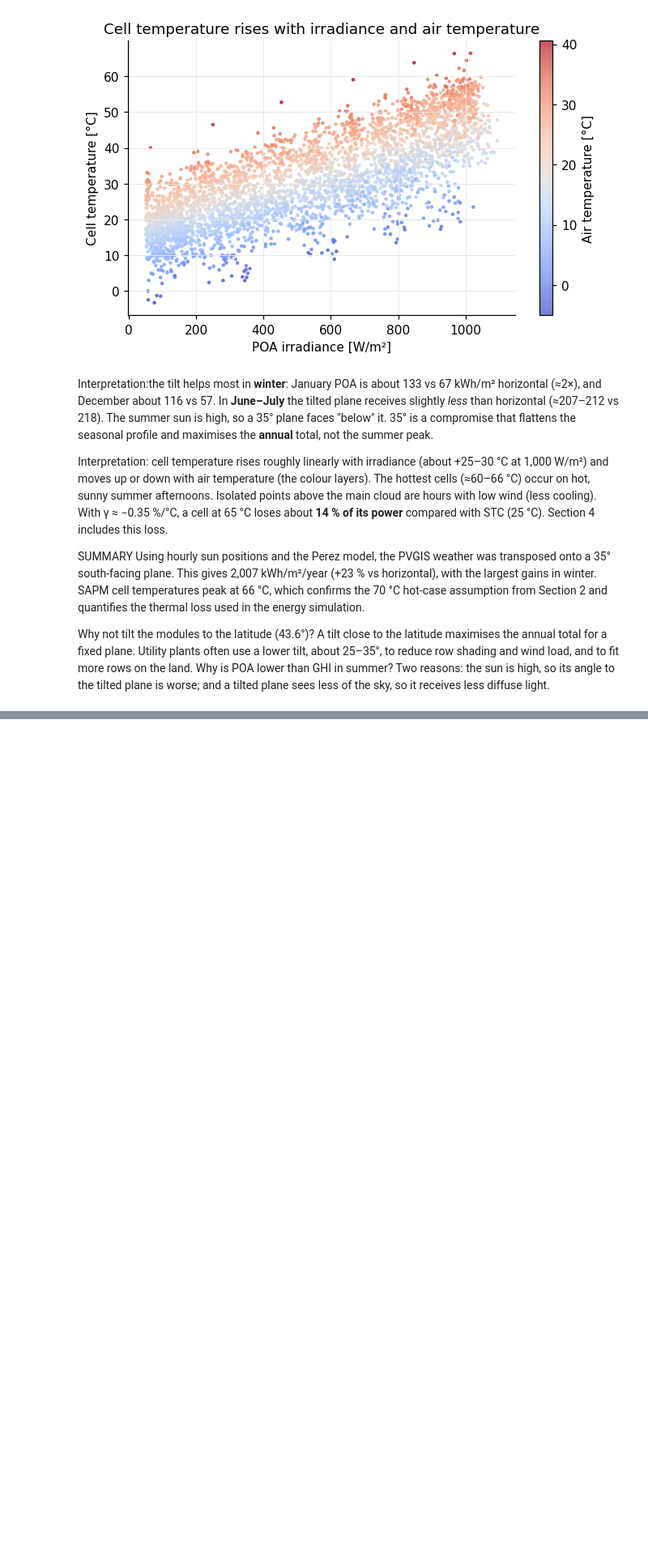
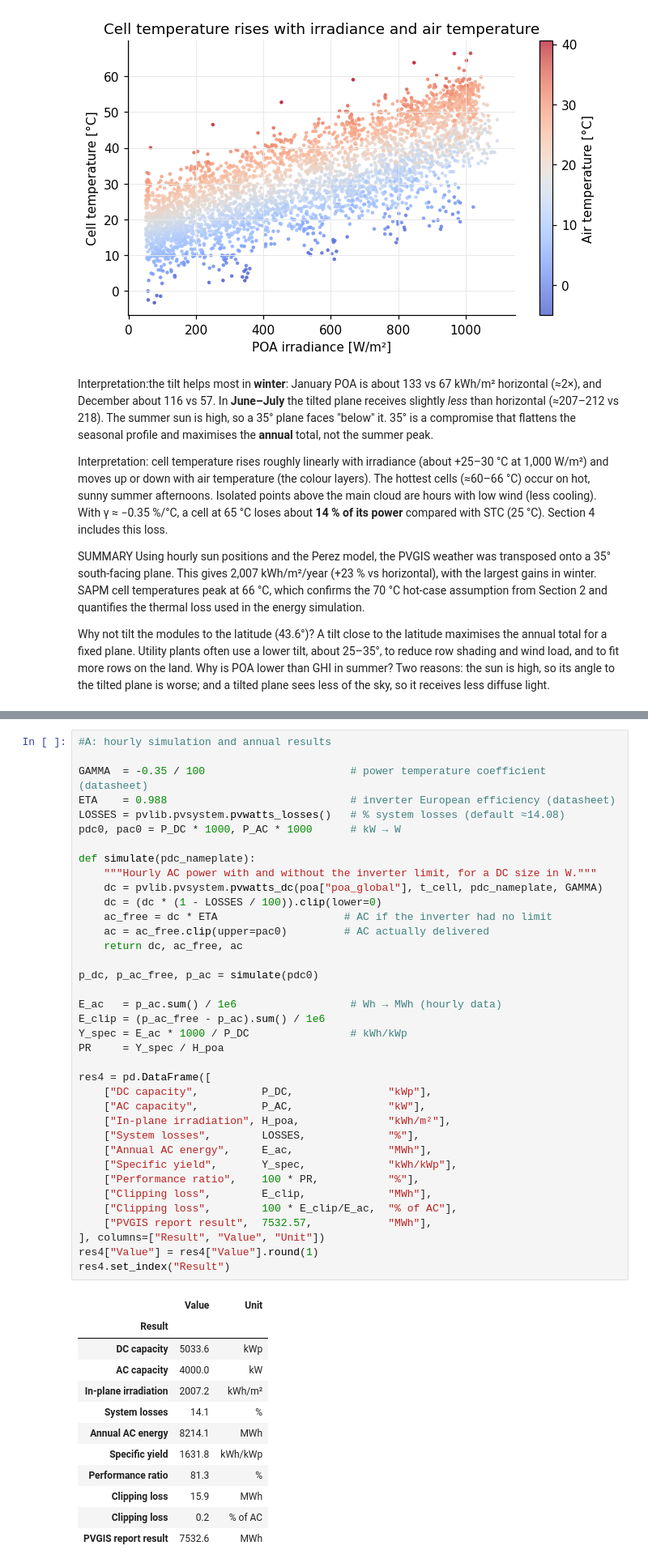
Before and after one commit to maduakordavid01-ui/solar-pv-python, a Jupyter notebook: 01_my_pv_simulation.ipynb, the cells around one changed output, grey strips where cells are left out. Shown at 81% size. Cells and saved outputs as stored; diff of their text form; blank space fills up the shorter version.

```diff
--- a/01_my_pv_simulation.ipynb
+++ b/01_my_pv_simulation.ipynb
@@ -357,0 +364,50 @@ Why is POA lower than GHI in summer? Two reasons: the sun is high, so its angle
+# %%
+#A: hourly simulation and annual results
+
+GAMMA  = -0.35 / 100                       # power temperature coefficient (datasheet)
+ETA    = 0.988                             # inverter European efficiency (datasheet)
+LOSSES = pvlib.pvsystem.pvwatts_losses()   # % system losses (default ≈14.08)
+pdc0, pac0 = P_DC * 1000, P_AC * 1000      # kW → W
+
+def simulate(pdc_nameplate):
+    """Hourly AC power with and without the inverter limit, for a DC size in W."""
+    dc = pvlib.pvsystem.pvwatts_dc(poa["poa_global"], t_cell, pdc_nameplate, GAMMA)
+    dc = (dc * (1 - LOSSES / 100)).clip(lower=0)
+    ac_free = dc * ETA                    # AC if the inverter had no limit
+    ac = ac_free.clip(upper=pac0)         # AC actually delivered
+    return dc, ac_free, ac
+
+p_dc, p_ac_free, p_ac = simulate(pdc0)
+
+E_ac   = p_ac.sum() / 1e6                  # Wh → MWh (hourly data)
+E_clip = (p_ac_free - p_ac).sum() / 1e6
+Y_spec = E_ac * 1000 / P_DC                # kWh/kWp
+PR     = Y_spec / H_poa
+
+res4 = pd.DataFrame([
+    ["DC capacity",          P_DC,               "kWp"],
+    ["AC capacity",          P_AC,               "kW"],
+    ["In-plane irradiation", H_poa,              "kWh/m²"],
+    ["System losses",        LOSSES,             "%"],
+    ["Annual AC energy",     E_ac,               "MWh"],
+    ["Specific yield",       Y_spec,             "kWh/kWp"],
+    ["Performance ratio",    100 * PR,           "%"],
+    ["Clipping loss",        E_clip,             "MWh"],
+    ["Clipping loss",        100 * E_clip/E_ac,  "% of AC"],
+    ["PVGIS report result",  7532.57,            "MWh"],
+], columns=["Result", "Value", "Unit"])
+res4["Value"] = res4["Value"].round(1)
+res4.set_index("Result")
+# %% [output]
+|  | Value | Unit |
+| Result |  |  |
+| DC capacity | 5033.6 | kWp |
+| AC capacity | 4000.0 | kW |
+| In-plane irradiation | 2007.2 | kWh/m² |
+| System losses | 14.1 | % |
+| Annual AC energy | 8214.1 | MWh |
+| Specific yield | 1631.8 | kWh/kWp |
+| Performance ratio | 81.3 | % |
+| Clipping loss | 15.9 | MWh |
+| Clipping loss | 0.2 | % of AC |
+| PVGIS report result | 7532.6 | MWh |
```
Also changed, not shown: parts of 5 cells of this notebook.
